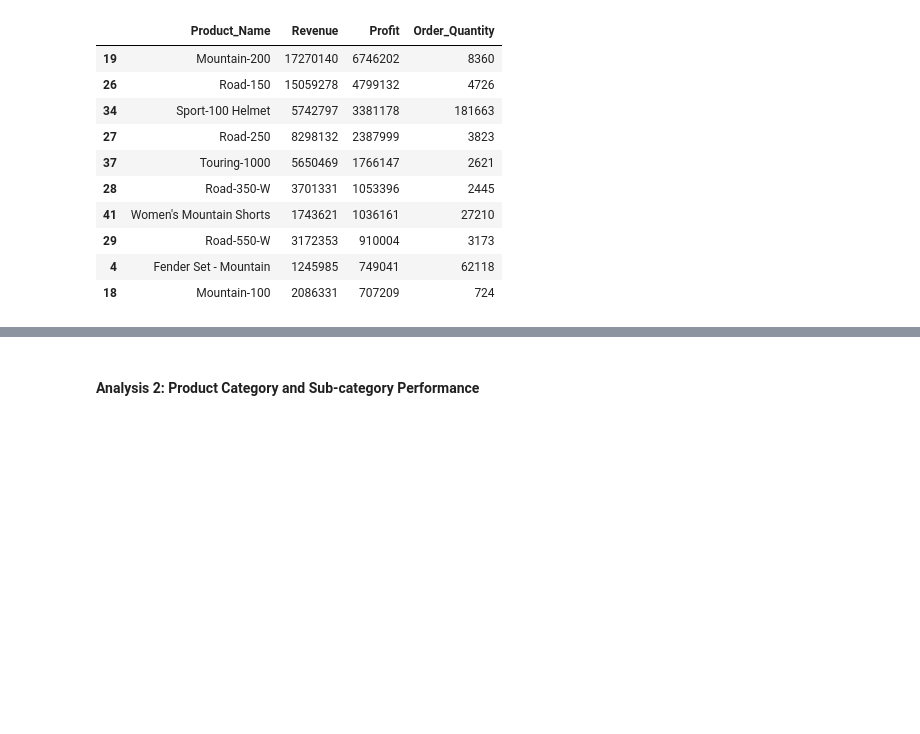
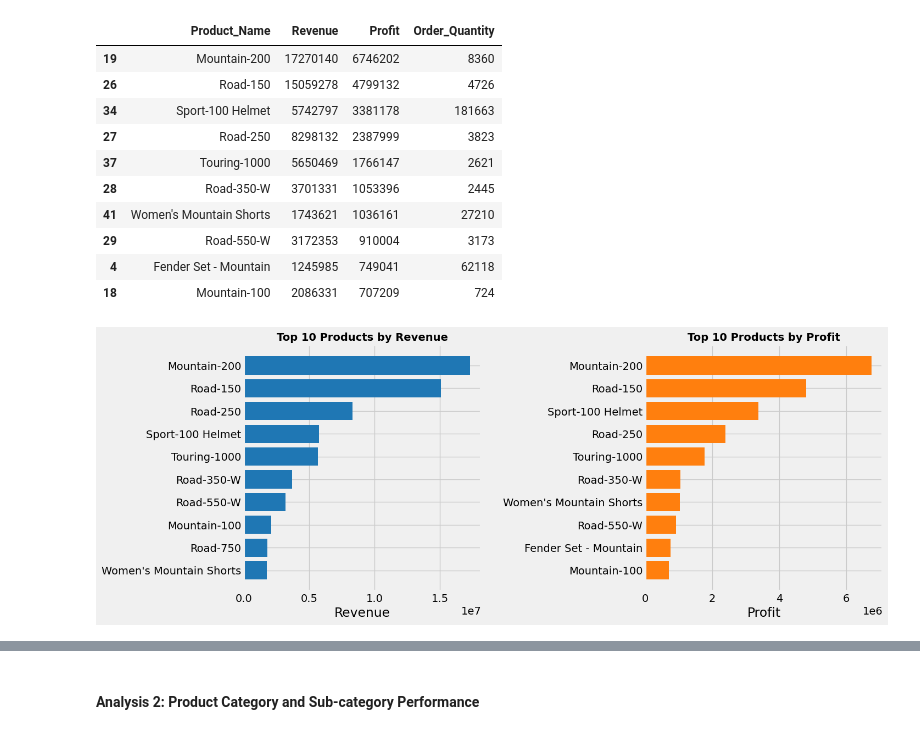
Before and after one commit to JinnOppa/Data-Analysis-Portfolio, a Jupyter notebook: bike-sales/sales2.ipynb, the cells around one changed output, grey strips where cells are left out. Cells and saved outputs as stored; diff of their text form; code cells hidden in the pictures; blank space fills up the shorter version.

```diff
--- a/bike-sales/sales2.ipynb
+++ b/bike-sales/sales2.ipynb
@@ -219,3 +219,27 @@ top_products_profit
 | 29 | Road-550-W | 3172353 | 910004 | 3173 |
 | 4 | Fender Set - Mountain | 1245985 | 749041 | 62118 |
 | 18 | Mountain-100 | 2086331 | 707209 | 724 |
+# %%
+# Choose a style
+plt.style.use('fivethirtyeight')
+
+# Set up the figure and the subplots
+fig, axes = plt.subplots(nrows=1, ncols=2, figsize=(15, 6))
+
+# Plot 1: Top 10 Products by Revenue
+axes[0].barh(top_products_revenue['Product_Name'], top_products_revenue['Revenue'], color='#1f77b4')
+axes[0].set_title('Top 10 Products by Revenue', fontsize=14, fontweight='bold')
+axes[0].set_xlabel('Revenue')
+axes[0].invert_yaxis()
+
+# Plot 2: Top 10 Products by Profit
+axes[1].barh(top_products_profit['Product_Name'], top_products_profit['Profit'], color='#ff7f0e')
+axes[1].set_title('Top 10 Products by Profit', fontsize=14, fontweight='bold')
+axes[1].set_xlabel('Profit')
+axes[1].invert_yaxis()
+
+# Adjust layout and add some padding
+plt.tight_layout(pad=2)
+plt.show()
+# %% [output]
+[figure, added]
```
Also changed, not shown: parts of 5 cells of this notebook.
